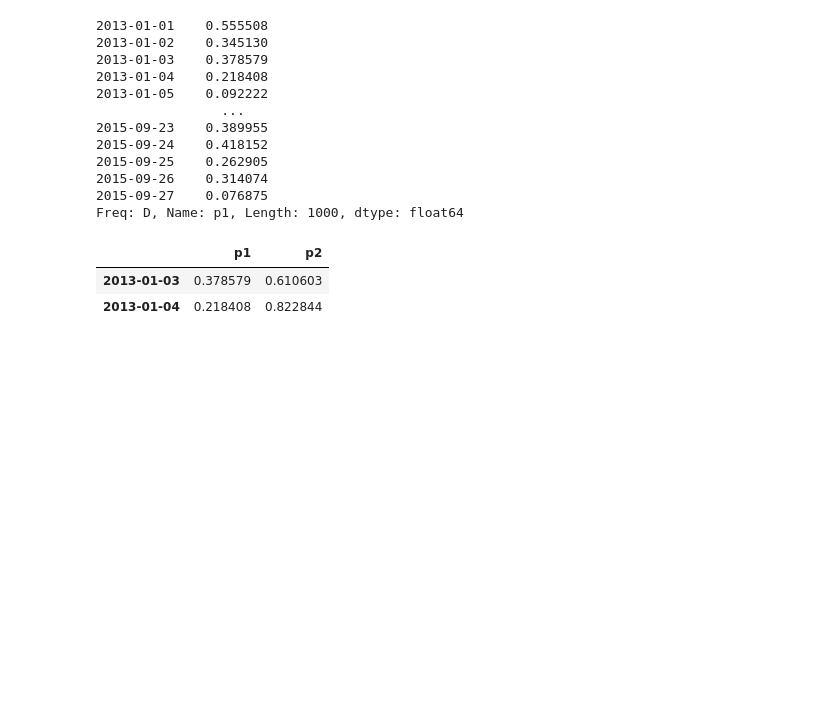
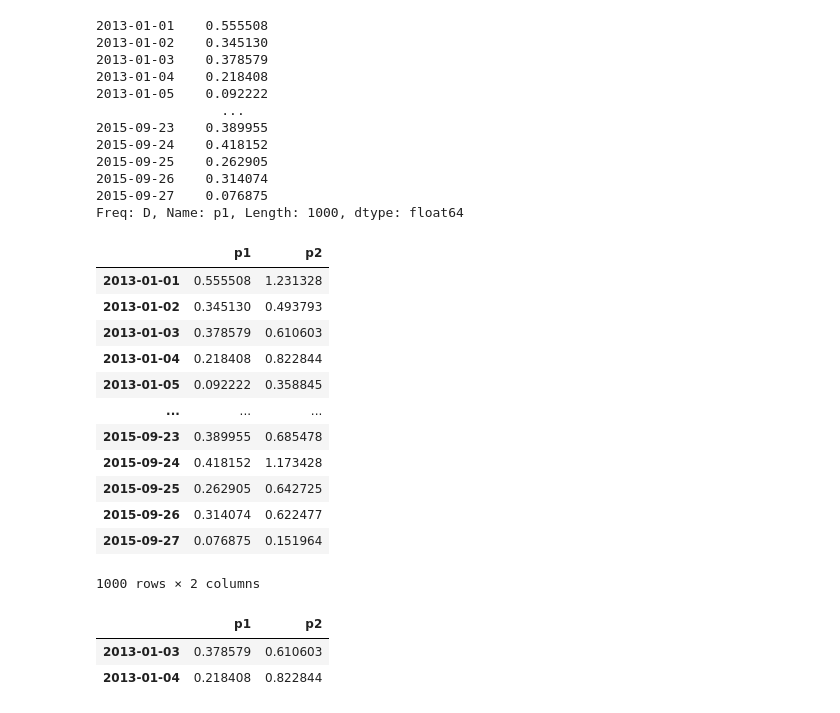
Before and after one commit to huji0624/data_analyze_course, a Jupyter notebook: 数据分析入门.ipynb, the cells around one changed output. Drawn from its saved outputs; the diff is of its cells as text; code cells hidden in the pictures; blank space fills up the shorter version.

```diff
--- a/数据分析入门.ipynb
+++ b/数据分析入门.ipynb
@@ -322,6 +322,23 @@ df['p1'] # 或者 df.p1
 2015-09-26    0.314074
 2015-09-27    0.076875
 Freq: D, Name: p1, Length: 1000, dtype: float64
+# %%
+#选择多列
+df[['p1','p2']]
+# %% [output]
+|  | p1 | p2 |
+| 2013-01-01 | 0.555508 | 1.231328 |
+| 2013-01-02 | 0.345130 | 0.493793 |
+| 2013-01-03 | 0.378579 | 0.610603 |
+| 2013-01-04 | 0.218408 | 0.822844 |
+| 2013-01-05 | 0.092222 | 0.358845 |
+| ... | ... | ... |
+| 2015-09-23 | 0.389955 | 0.685478 |
+| 2015-09-24 | 0.418152 | 1.173428 |
+| 2015-09-25 | 0.262905 | 0.642725 |
+| 2015-09-26 | 0.314074 | 0.622477 |
+| 2015-09-27 | 0.076875 | 0.151964 |
+1000 rows × 2 columns
 # %%
 #按index的位置选择行
 df[2:4]
```
Also changed, not shown: parts of 4 cells of this notebook.
